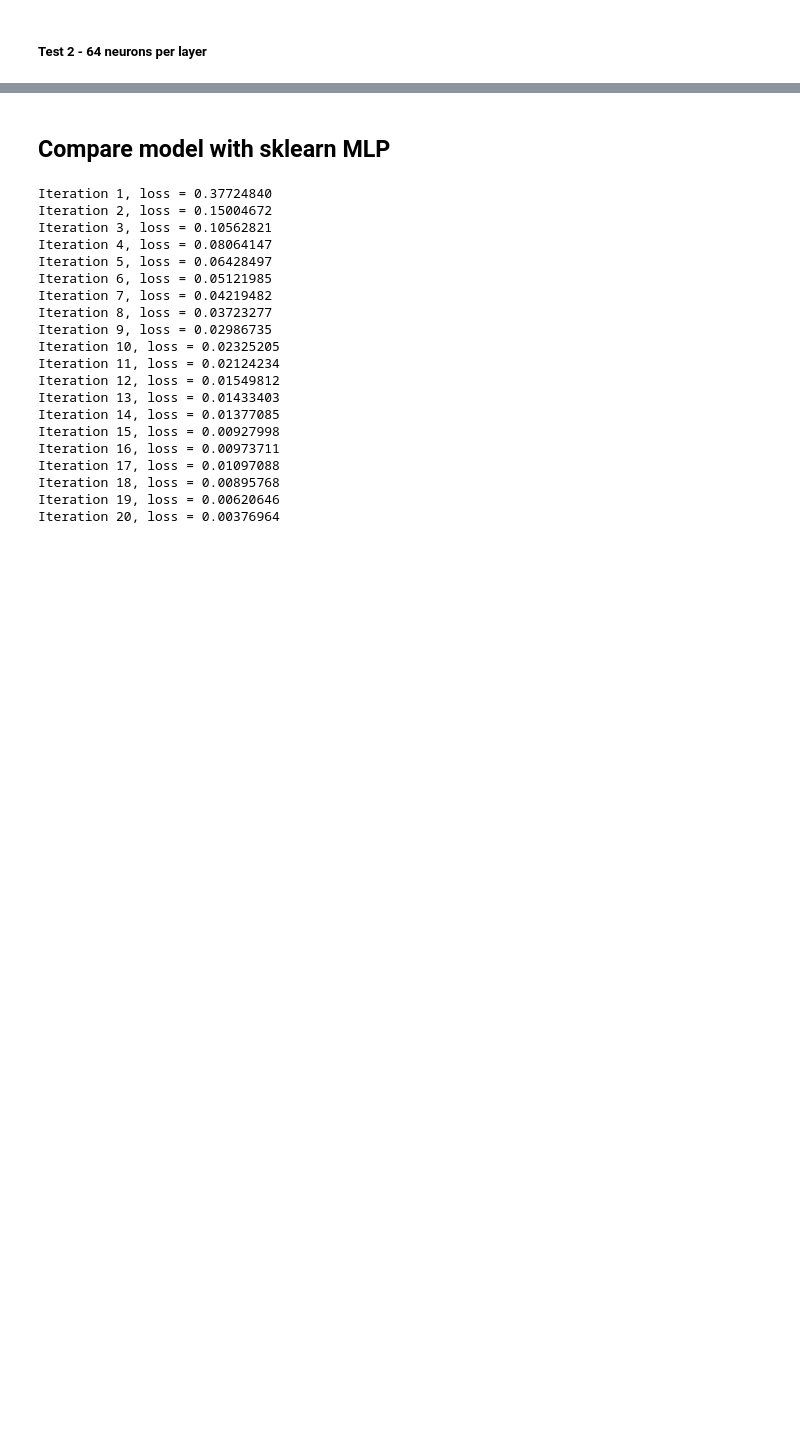
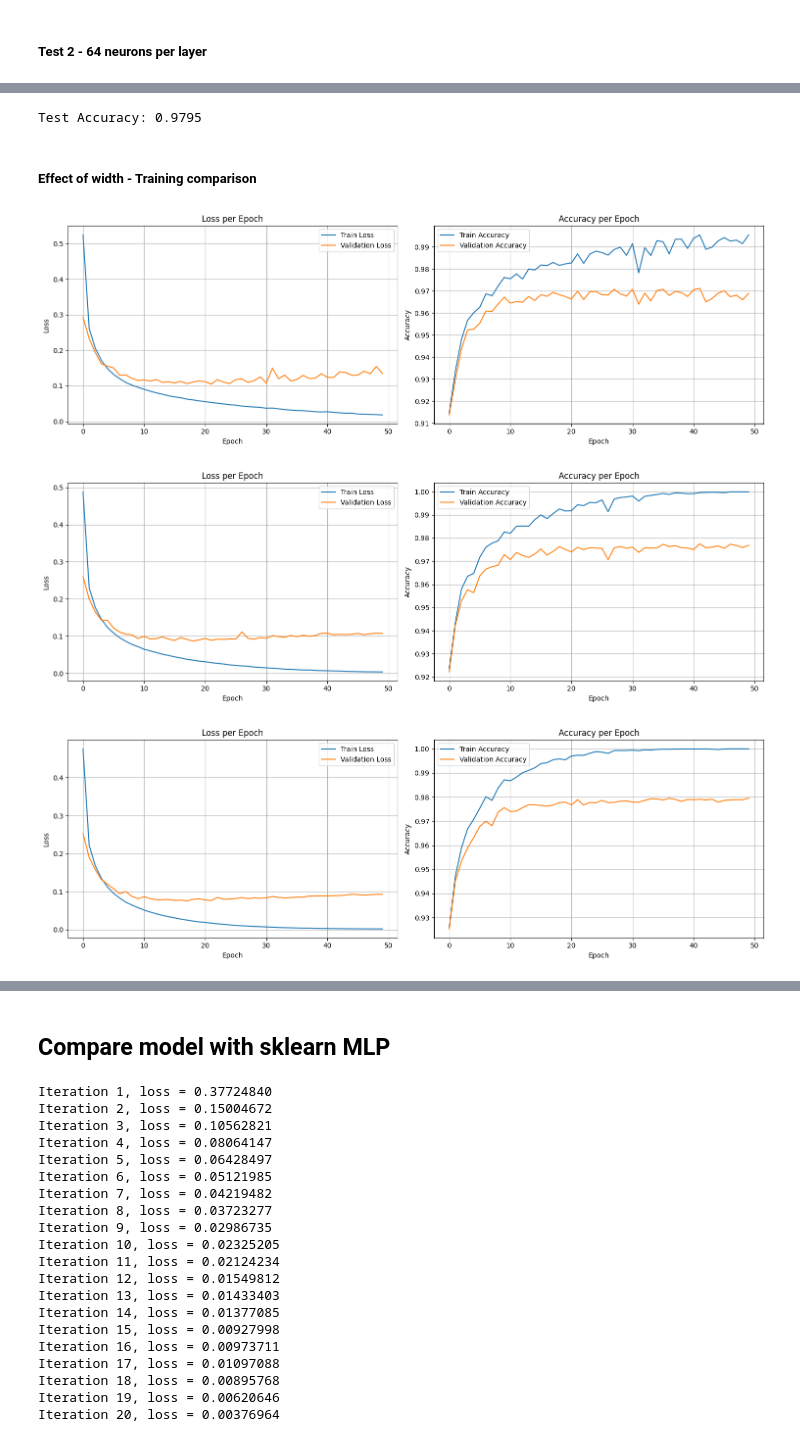
Before and after one commit to riyorax/Tugas-Besar-1-IF3270, a Jupyter notebook: src/main.ipynb, the cells around one changed output, grey strips where cells are left out. Cells and saved outputs as stored; diff of their text form; code cells hidden in the pictures; blank space fills up the shorter version.

Commit message:
feat: width and depth analysis done

```diff
--- a/src/main.ipynb
+++ b/src/main.ipynb
@@ -117,12 +117,12 @@ visualize_ann(model,X.shape[1],output_dir='../ann_visualizer/output/')
 # %% [markdown]
 ##### Test 1 - 32 neurons per layer
 # %%
-model_test_1_fixed_depth = NeuralNetwork('categorical_cross_entropy')
-model_test_1_fixed_depth.add_layer(DenseLayer(output_size=32, activation=relu, init="Xavier"))
-model_test_1_fixed_depth.add_layer(DenseLayer(output_size=32, activation=relu, init="Xavier"))
-model_test_1_fixed_depth.add_layer(DenseLayer(output_size=10, activation=softmax, init="Xavier"))
+model_test_1_effect_of_width = NeuralNetwork('categorical_cross_entropy')
+model_test_1_effect_of_width.add_layer(DenseLayer(output_size=32, seed=40, activation=relu, init="Xavier"))
+model_test_1_effect_of_width.add_layer(DenseLayer(output_size=32, seed=41, activation=relu, init="Xavier"))
+model_test_1_effect_of_width.add_layer(DenseLayer(output_size=10, seed=42, activation=softmax, init="Xavier"))
 
-history_test_1_fixed_depth = model_test_1_fixed_depth.train(
+history_test_1_effect_of_width = model_test_1_effect_of_width.train(
     X_train,
     y_train,
     epochs=50,
@@ -172,12 +160,12 @@ model_test_1_fixed_depth.plot_training()
 # %% [markdown]
 ##### Test 2 - 64 neurons per layer
 # %%
-model_test_2_fixed_depth = NeuralNetwork('categorical_cross_entropy')
-model_test_2_fixed_depth.add_layer(DenseLayer(output_size=64, activation=relu, init="Xavier"))
-model_test_2_fixed_depth.add_layer(DenseLayer(output_size=64, activation=relu, init="Xavier"))
-model_test_2_fixed_depth.add_layer(DenseLayer(output_size=10, activation=softmax, init="Xavier"))
+model_test_2_effect_of_width = NeuralNetwork('categorical_cross_entropy')
+model_test_2_effect_of_width.add_layer(DenseLayer(output_size=64, seed=40, activation=relu, init="Xavier"))
+model_test_2_effect_of_width.add_layer(DenseLayer(output_size=64, seed=41, activation=relu, init="Xavier"))
+model_test_2_effect_of_width.add_layer(DenseLayer(output_size=10, seed=42, activation=softmax, init="Xavier"))
 
-history_test_2_fixed_depth = model_test_2_fixed_depth.train(
+history_test_2_effect_of_width = model_test_2_effect_of_width.train(
     X_train,
     y_train,
     epochs=50,
@@ -219,0 +205,16 @@ model_test_2_fixed_depth.plot_training()
+# %%
+model_test_3_effect_of_width = NeuralNetwork('categorical_cross_entropy')
+model_test_3_effect_of_width.add_layer(DenseLayer(output_size=128, seed=40, activation=relu, init="Xavier"))
+model_test_3_effect_of_width.add_layer(DenseLayer(output_size=128, seed=41, activation=relu, init="Xavier"))
+model_test_3_effect_of_width.add_layer(DenseLayer(output_size=10, seed=42, activation=softmax, init="Xavier"))
+
+history_test_3_effect_of_width = model_test_3_effect_of_width.train(
+    X_train,
+    y_train,
+    epochs=50,
+    batch_size=64,
+    learning_rate=0.05,
+    isOne_hot=True,
+    verbose=1,
+    validation_data=(X_test, y_test)
+)
@@ -219,0 +239,17 @@ model_test_2_fixed_depth.plot_training()
+# %%
+predictions_test_3_effect_of_width = model_test_3_effect_of_width.predict(X_test)
+pred_classes_test_3_effect_of_width = np.argmax(predictions_test_3_effect_of_width, axis=1)
+accuracy_test_3_effect_of_width = accuracy_score(pred_classes_test_3_effect_of_width, y_test)
+print("Test Accuracy:", accuracy_test_3_effect_of_width)
+# %% [output]
+Test Accuracy: 0.9795
+# %% [markdown]
+##### Effect of width - Training comparison
+# %%
+model_test_1_effect_of_width.plot_training()
+model_test_2_effect_of_width.plot_training()
+model_test_3_effect_of_width.plot_training()
+# %% [output]
+[figure, added]
+[figure, added]
+[figure, added]
```
Also changed, not shown: parts of 39 cells of this notebook.
